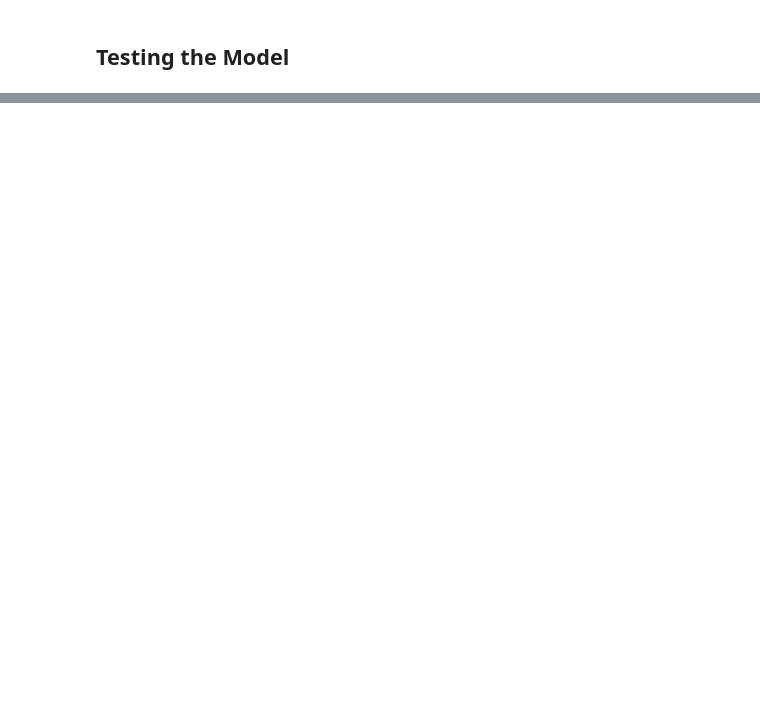
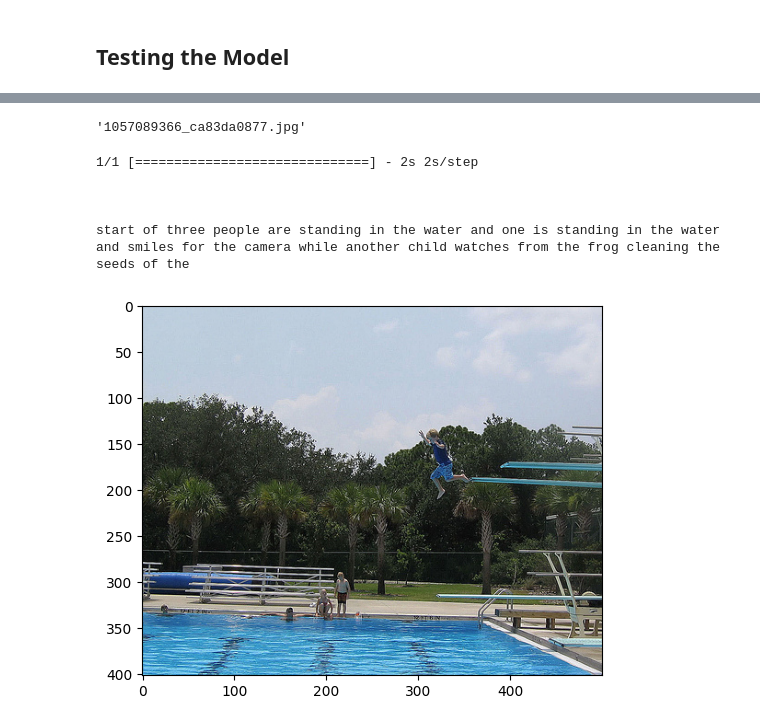
Before and after one commit to lk2521/image-caption-generator, a Jupyter notebook: image_caption_generator.ipynb, the cells around one changed output, grey strips where cells are left out. Drawn from its saved outputs; the diff is of its cells as text; code cells hidden in the pictures; blank space fills up the shorter version.

```diff
--- a/image_caption_generator.ipynb
+++ b/image_caption_generator.ipynb
@@ -395,2 +390,6 @@ for i in range(epochs):
 # %% [markdown]
 ## Testing the Model
+# %%
+from PIL import Image
+img = Image.open('data_dir/image/Flicker8k_Dataset/111537222_07e56d5a30.jpg')
+img
@@ -455,0 +439,40 @@ plt.imshow(img)
+# %%
+path = 'data_dir/image/Flicker8k_Dataset/'
+test_image_list = ['1057089366_ca83da0877.jpg',
+                   '3150315970_8f045c41a4.jpg',
+                   '3154528397_89112faf4b.jpg',
+                   '3167365436_c379bda282.jpg',
+                   '3523471597_87e0bf3b21.jpg',
+                   '979201222_75b6456d34.jpg',
+                   '441921713_1cafc7d7d2.jpg',
+                   '111537222_07e56d5a30.jpg']
+# %%
+test_image_list[0]
+# %% [output]
+'1057089366_ca83da0877.jpg'
+# %%
+def test_caption(img_path, model, tokenizer, max_length):
+    xception_model = Xception(include_top=False, pooling="avg")
+    photo = extract_features(img_path, xception_model)
+    img = Image.open(img_path)
+    description = generate_desc(model, tokenizer, photo, max_length)
+    print("\n\n")
+    print(description)
+    plt.imshow(img)
+
+max_length = 32
+tokenizer = load(open("tokenizer.p","rb"))
+model = load_model('models/model_9.h5')
+# %%
+img_path = []
+for img in test_image_list:
+    img_path.append(path + img)
+# %%
+test_caption(img_path[0], model, tokenizer, max_length)
+# %% [output]
+1/1 [==============================] - 2s 2s/step
+
+
+
+start of three people are standing in the water and one is standing in the water and smiles for the camera while another child watches from the frog cleaning the seeds of the
+[figure, added]
```
Also changed, not shown: parts of 17 cells of this notebook.
